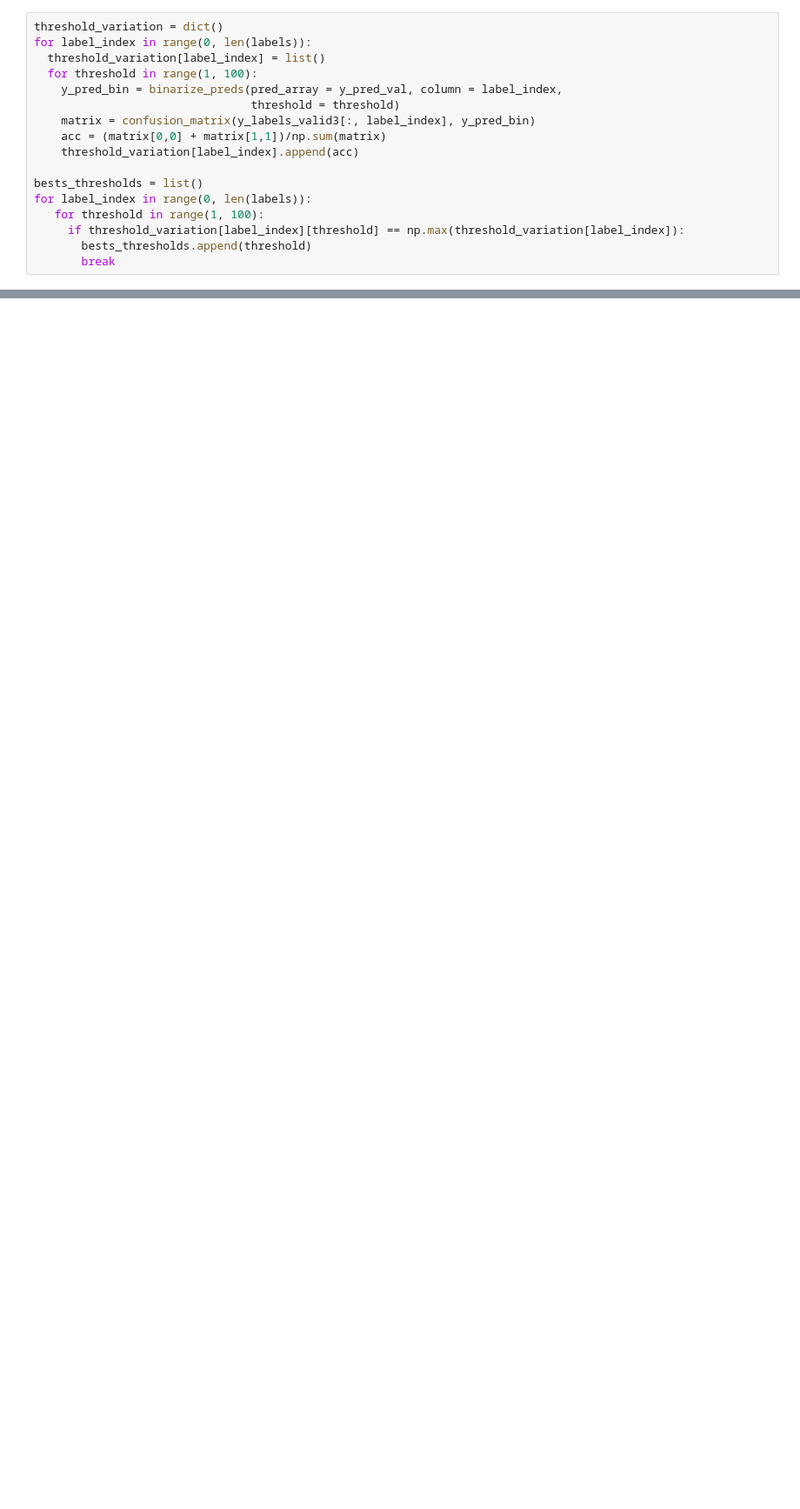
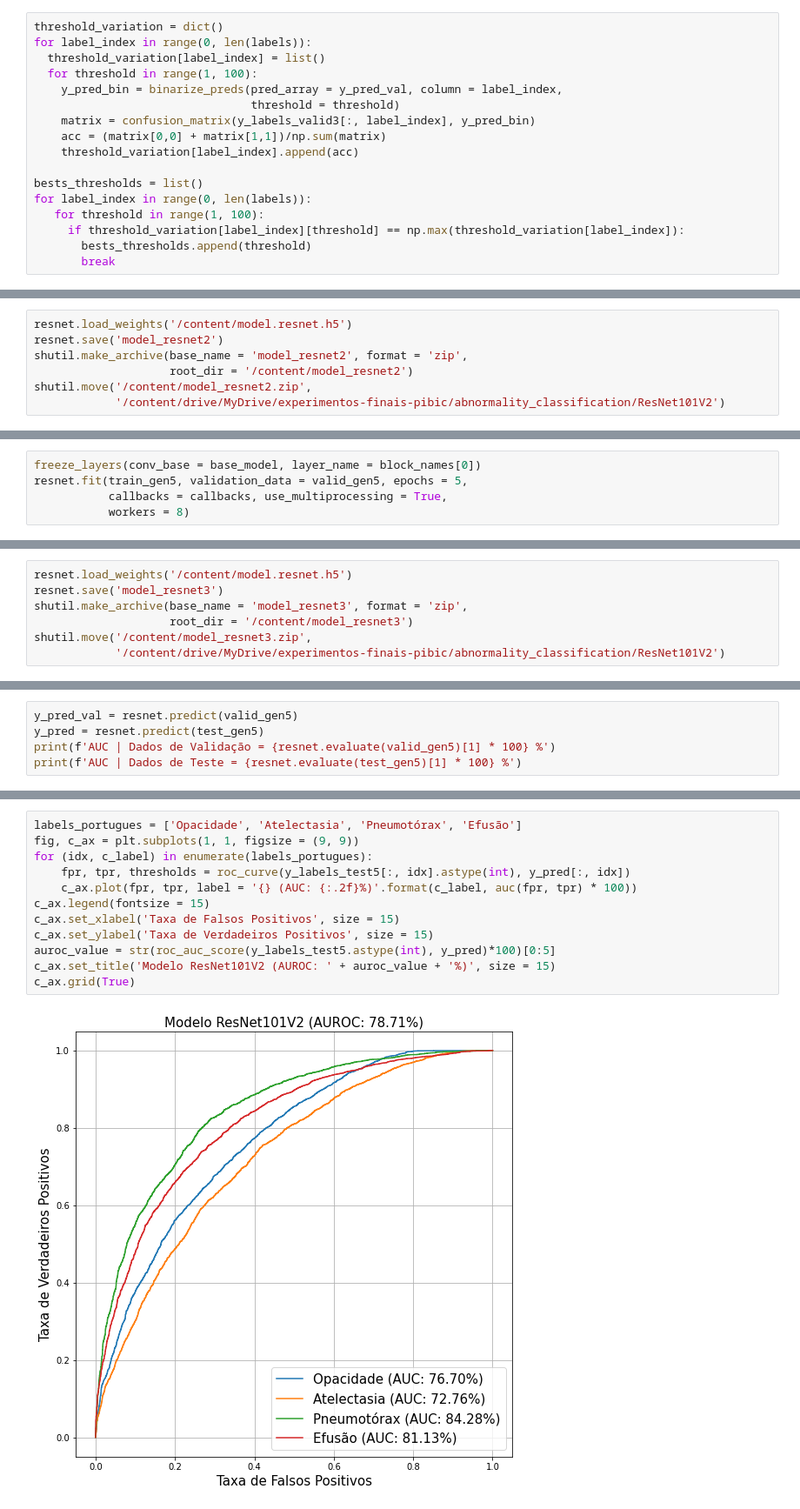
Before and after one commit to Alyssonmach/cnn-lung-diseases, a Jupyter notebook: experiments/second-paper/abnormality_classification.ipynb, the cells around one changed output, grey strips where cells are left out. Shown at 87% size. Saved outputs shown, nothing was run; the diff lists cells and outputs as text; blank space fills up the shorter version.

```diff
--- a/experiments/second-paper/abnormality_classification.ipynb
+++ b/experiments/second-paper/abnormality_classification.ipynb
@@ -893,0 +1165,7 @@ Sensibilidade = 79.29393097976994 % | F1 Score = 83.01495016611295 %
+# %%
+resnet.load_weights('/content/model.resnet.h5')
+resnet.save('model_resnet2')
+shutil.make_archive(base_name = 'model_resnet2', format = 'zip',
+                    root_dir = '/content/model_resnet2')
+shutil.move('/content/model_resnet2.zip',
+            '/content/drive/MyDrive/experimentos-finais-pibic/abnormality_classification/ResNet101V2')
@@ -893,0 +1174,5 @@ Sensibilidade = 79.29393097976994 % | F1 Score = 83.01495016611295 %
+# %%
+freeze_layers(conv_base = base_model, layer_name = block_names[0])
+resnet.fit(train_gen5, validation_data = valid_gen5, epochs = 5,
+           callbacks = callbacks, use_multiprocessing = True,
+           workers = 8)
@@ -893,0 +1196,7 @@ Sensibilidade = 79.29393097976994 % | F1 Score = 83.01495016611295 %
+# %%
+resnet.load_weights('/content/model.resnet.h5')
+resnet.save('model_resnet3')
+shutil.make_archive(base_name = 'model_resnet3', format = 'zip',
+                    root_dir = '/content/model_resnet3')
+shutil.move('/content/model_resnet3.zip',
+            '/content/drive/MyDrive/experimentos-finais-pibic/abnormality_classification/ResNet101V2')
@@ -893,0 +1206,5 @@ Sensibilidade = 79.29393097976994 % | F1 Score = 83.01495016611295 %
+# %%
+y_pred_val = resnet.predict(valid_gen5)
+y_pred = resnet.predict(test_gen5)
+print(f'AUC | Dados de Validação = {resnet.evaluate(valid_gen5)[1] * 100} %')
+print(f'AUC | Dados de Teste = {resnet.evaluate(test_gen5)[1] * 100} %')
@@ -893,0 +1216,14 @@ Sensibilidade = 79.29393097976994 % | F1 Score = 83.01495016611295 %
+# %%
+labels_portugues = ['Opacidade', 'Atelectasia', 'Pneumotórax', 'Efusão']
+fig, c_ax = plt.subplots(1, 1, figsize = (9, 9))
+for (idx, c_label) in enumerate(labels_portugues):
+    fpr, tpr, thresholds = roc_curve(y_labels_test5[:, idx].astype(int), y_pred[:, idx])
+    c_ax.plot(fpr, tpr, label = '{} (AUC: {:.2f}%)'.format(c_label, auc(fpr, tpr) * 100))
+c_ax.legend(fontsize = 15)
+c_ax.set_xlabel('Taxa de Falsos Positivos', size = 15)
+c_ax.set_ylabel('Taxa de Verdadeiros Positivos', size = 15)
+auroc_value = str(roc_auc_score(y_labels_test5.astype(int), y_pred)*100)[0:5]
+c_ax.set_title('Modelo ResNet101V2 (AUROC: ' + auroc_value + '%)', size = 15)
+c_ax.grid(True)
+# %% [output]
+[figure, added]
```
Also changed, not shown: parts of 30 cells of this notebook.
